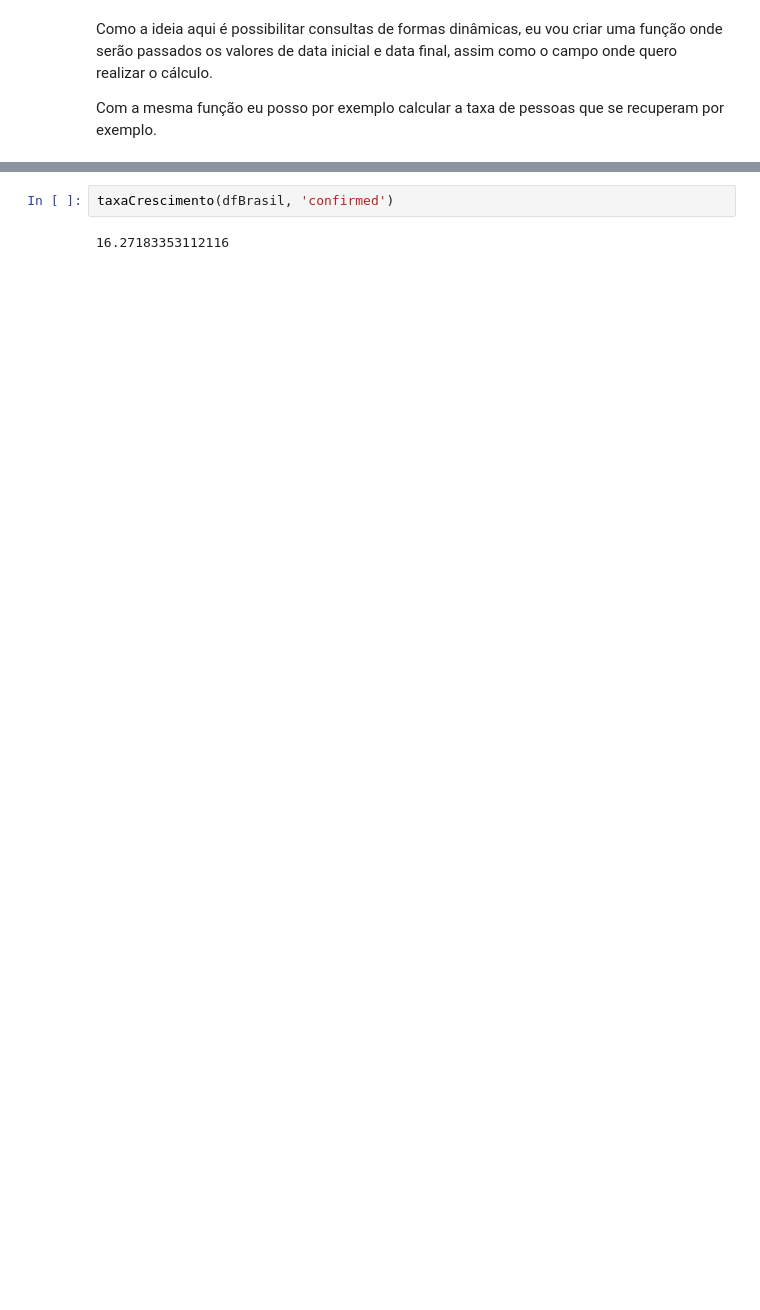
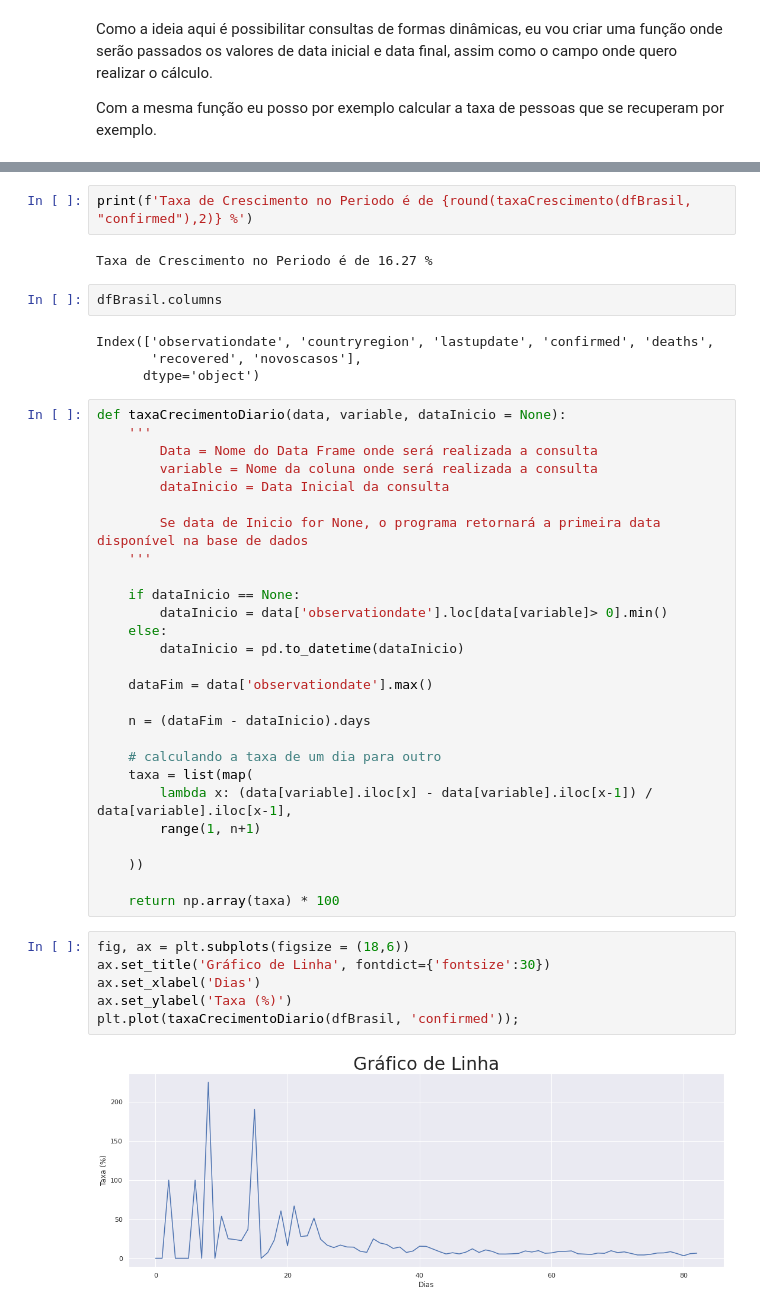
Before and after one commit to j2evaldo/covid_dio, a Jupyter notebook: covid.ipynb, the cells around one changed output, grey strips where cells are left out. Saved outputs shown, nothing was run; the diff lists cells and outputs as text; blank space fills up the shorter version.

Commit message:
Função taxa diária

```diff
--- a/covid.ipynb
+++ b/covid.ipynb
@@ -223,7 +237,48 @@ def taxaCrescimento(data, variable, dataInicio = None, dataFim = None):
     taxa = (presente/passado)**(1/n) -1
 
     return taxa * 100
-# %%
-taxaCrescimento(dfBrasil, 'confirmed')
-# %% [output]
-16.27183353112116
+# %%
+print(f'Taxa de Crescimento no Periodo é de {round(taxaCrescimento(dfBrasil, "confirmed"),2)} %')
+# %% [output]
+Taxa de Crescimento no Periodo é de 16.27 %
+# %%
+dfBrasil.columns
+# %% [output]
+Index(['observationdate', 'countryregion', 'lastupdate', 'confirmed', 'deaths',
+       'recovered', 'novoscasos'],
+      dtype='object')
+# %%
+def taxaCrecimentoDiario(data, variable, dataInicio = None):
+    '''
+        Data = Nome do Data Frame onde será realizada a consulta
+        variable = Nome da coluna onde será realizada a consulta
+        dataInicio = Data Inicial da consulta
+
+        Se data de Inicio for None, o programa retornará a primeira data disponível na base de dados
+    '''
+
+    if dataInicio == None:
+        dataInicio = data['observationdate'].loc[data[variable]> 0].min()
+    else:
+        dataInicio = pd.to_datetime(dataInicio)
+
+    dataFim = data['observationdate'].max()
+
+    n = (dataFim - dataInicio).days
+
+    # calculando a taxa de um dia para outro
+    taxa = list(map(
+        lambda x: (data[variable].iloc[x] - data[variable].iloc[x-1]) / data[variable].iloc[x-1],
+        range(1, n+1)
+
+    ))
+
+    return np.array(taxa) * 100
+# %%
+fig, ax = plt.subplots(figsize = (18,6))
+ax.set_title('Gráfico de Linha', fontdict={'fontsize':30})
+ax.set_xlabel('Dias')
+ax.set_ylabel('Taxa (%)')
+plt.plot(taxaCrecimentoDiario(dfBrasil, 'confirmed'));
+# %% [output]
+[figure, added]
```
Also changed, not shown: parts of 6 cells of this notebook.
